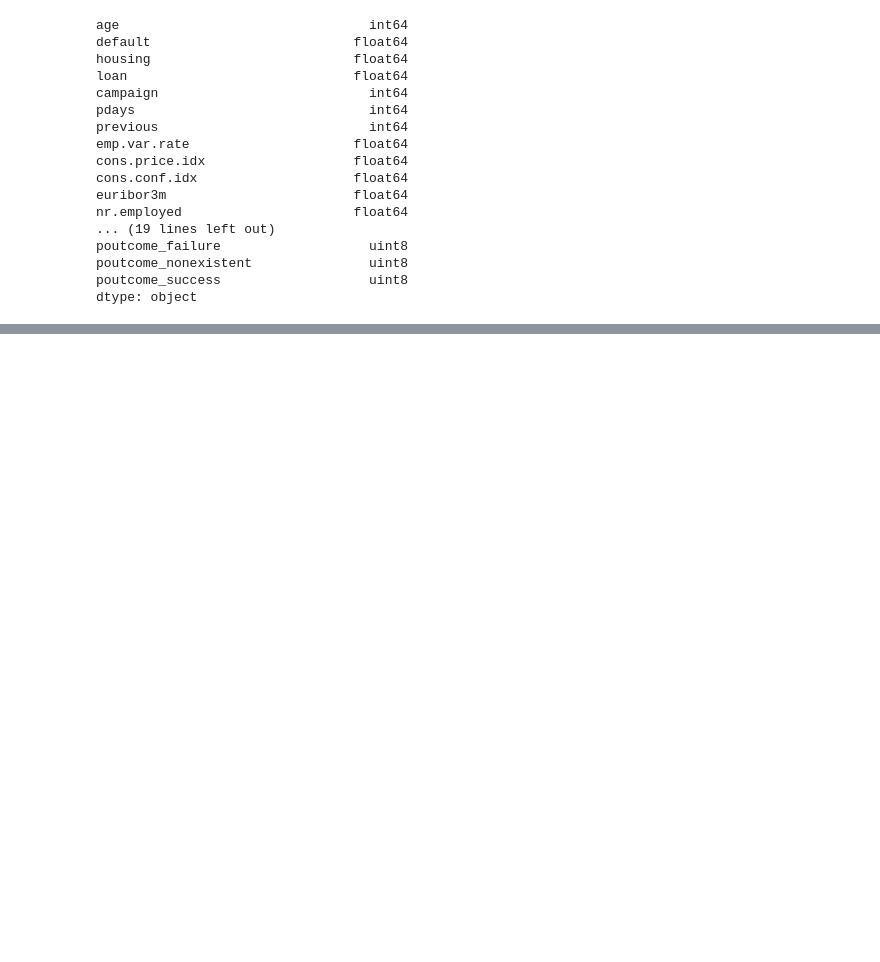
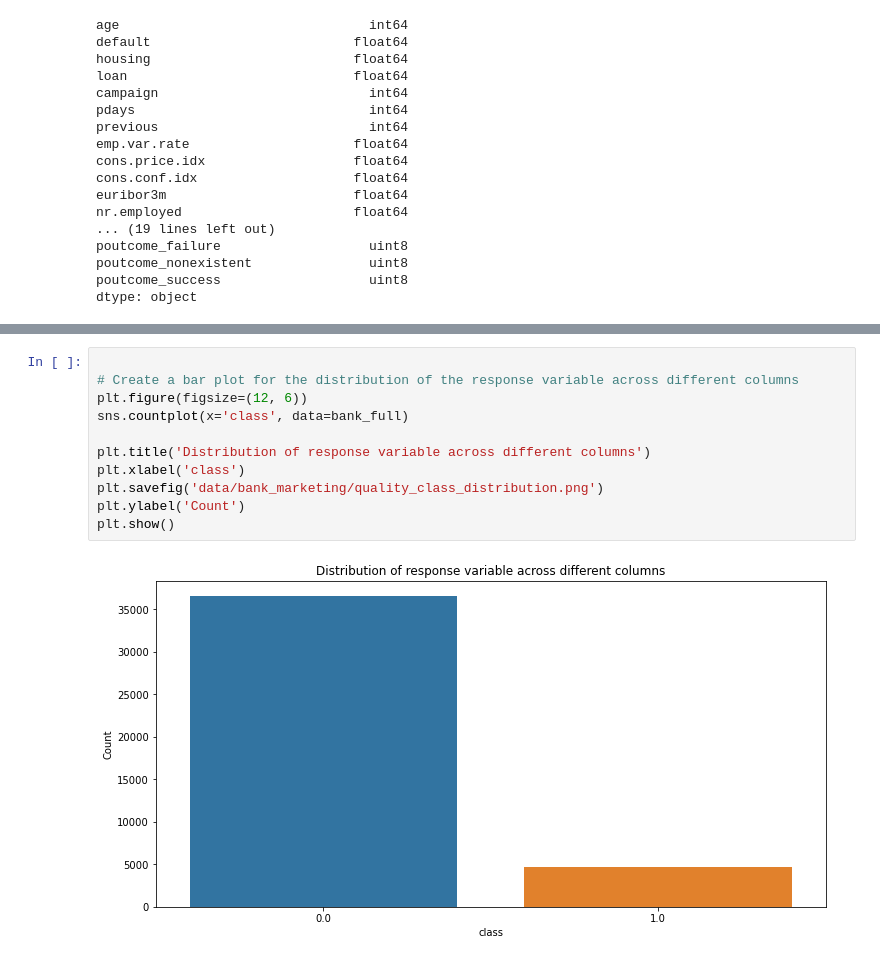
Before and after one commit to izsom/MachineLearning23ws, a Jupyter notebook: Exercise1/bank_marketing.ipynb, the cells around one changed output, grey strips where cells are left out. Drawn from its saved outputs; the diff is of its cells as text; blank space fills up the shorter version.

```diff
--- a/Exercise1/bank_marketing.ipynb
+++ b/Exercise1/bank_marketing.ipynb
@@ -375,0 +439,13 @@ bank_full_cleaned.shape
+# %%
+
+# Create a bar plot for the distribution of the response variable across different columns
+plt.figure(figsize=(12, 6))
+sns.countplot(x='class', data=bank_full)
+
+plt.title('Distribution of response variable across different columns')
+plt.xlabel('class')
+plt.savefig('data/bank_marketing/quality_class_distribution.png')
+plt.ylabel('Count')
+plt.show()
+# %% [output]
+[figure, added]
```
Also changed, not shown: parts of 28 cells of this notebook, 1 other file.
